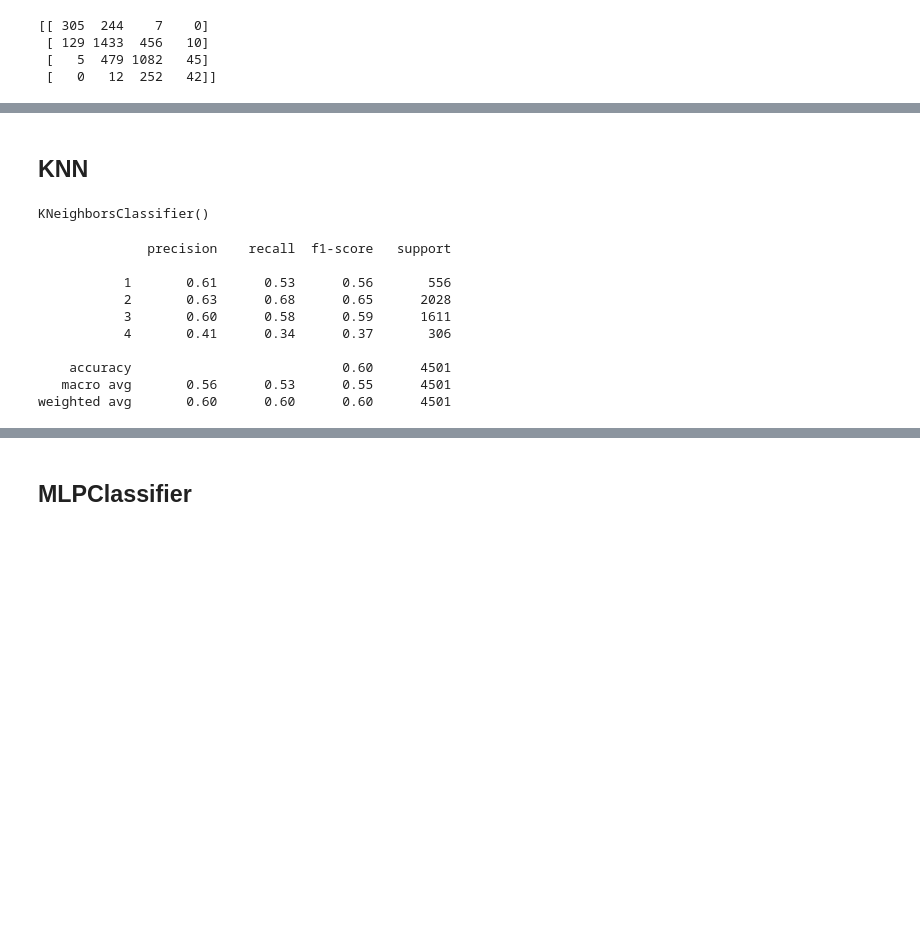
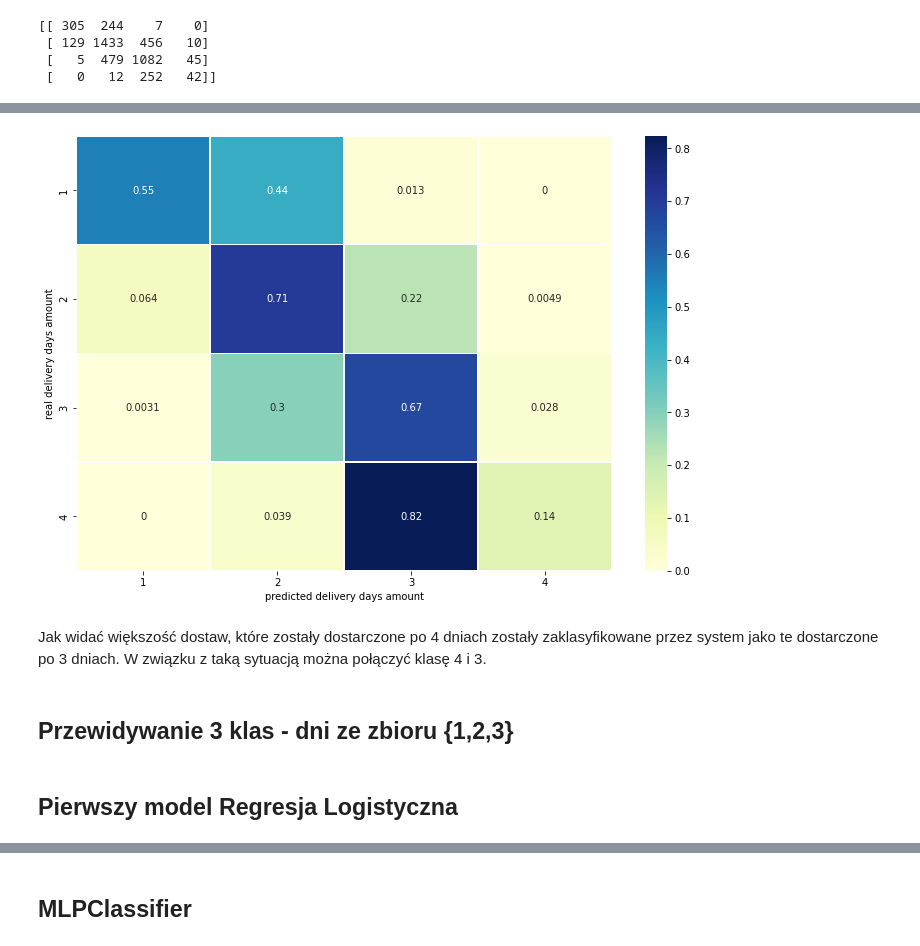
Before and after one commit to pszachew/Delivery-Prediction, a Jupyter notebook: DataPreprocessing_3classes.ipynb, the cells around one changed output, grey strips where cells are left out. Drawn from its saved outputs; the diff is of its cells as text; code cells hidden in the pictures; blank space fills up the shorter version.

Commit message:
add two models

```diff
--- a/DataPreprocessing_3classes.ipynb
+++ b/DataPreprocessing_3classes.ipynb
@@ -135,2 +102,0 @@ weighted avg       0.72      0.72      0.72      4501
-# %% [markdown]
-## **KNN**
@@ -141,17 +103,16 @@ neigh = KNeighborsClassifier(n_neighbors = 5)
-# %%
-neigh.fit(X_train, y_train)
-# %% [output]
-KNeighborsClassifier()
-# %%
-print(classification_report(y_test, neigh.predict(X_test)))
-# %% [output]
-              precision    recall  f1-score   support
-
-           1       0.61      0.53      0.56       556
-           2       0.63      0.68      0.65      2028
-           3       0.60      0.58      0.59      1611
-           4       0.41      0.34      0.37       306
-
-    accuracy                           0.60      4501
-   macro avg       0.56      0.53      0.55      4501
-weighted avg       0.60      0.60      0.60      4501
+# %%
+cm2 = confusion_matrix(y_test, y_pre, normalize='true')
+cm2 = pd.DataFrame(cm2, index=[1,2,3,4], columns=[1,2,3,4])
+plt.figure(figsize=(12,8))
+sns.heatmap(cm2, annot=True, linewidths=.5, cmap="YlGnBu")
+plt.xlabel("predicted delivery days amount")
+plt.ylabel("real delivery days amount")
+plt.show()
+# %% [output]
+[figure, added]
+# %% [markdown]
+Jak widać większość dostaw, które zostały dostarczone po 4 dniach zostały zaklasyfikowane przez system jako te dostarczone po 3 dniach. W związku z taką sytuacją można połączyć klasę 4 i 3.
+# %% [markdown]
+## **Przewidywanie 3 klas - dni ze zbioru {1,2,3}**
+# %% [markdown]
+## **Pierwszy model Regresja Logistyczna**
```
Also changed, not shown: parts of 23 cells of this notebook.
